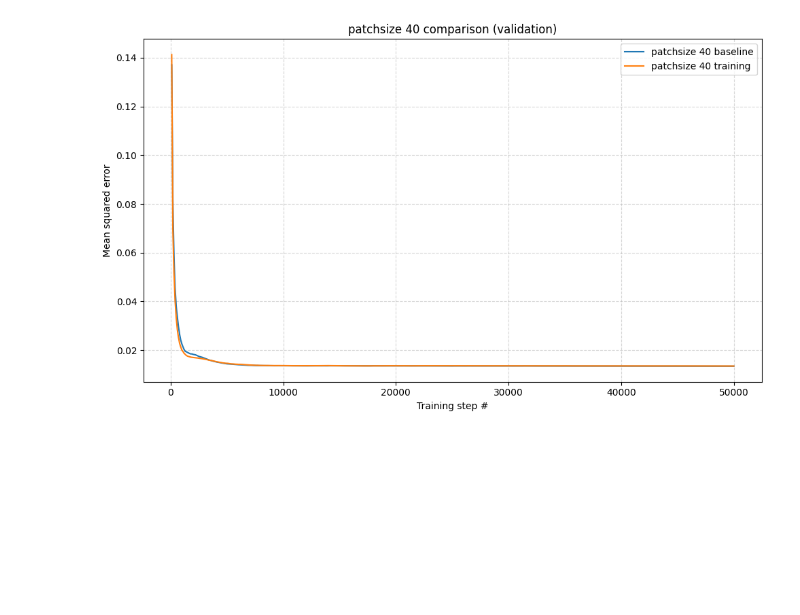
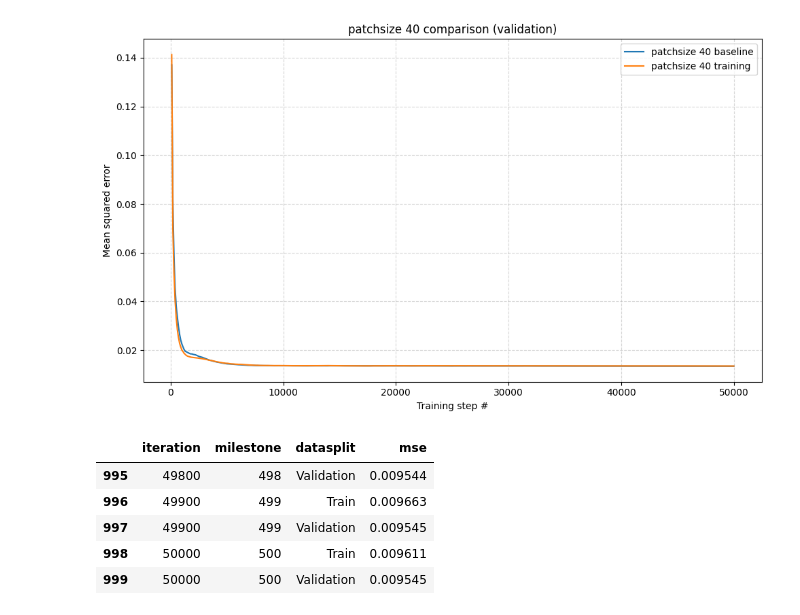
Before and after one commit to mochibytes/reasoning-decomposition, a Jupyter notebook: data_analysis.ipynb, the cells around one changed output. Saved outputs shown, nothing was run; the diff lists cells and outputs as text; code cells hidden in the pictures; blank space fills up the shorter version.

```diff
--- a/data_analysis.ipynb
+++ b/data_analysis.ipynb
@@ -81,3 +87,12 @@ plot_datasplit_mse([baseline_patchsize_40, patch_trained_patchsize_40], ['patchs
 [figure]
 [figure]
 [figure]
+# %%
+baseline.tail()
+# %% [output]
+|  | iteration | milestone | datasplit | mse |
+| 995 | 49800 | 498 | Validation | 0.009544 |
+| 996 | 49900 | 499 | Train | 0.009663 |
+| 997 | 49900 | 499 | Validation | 0.009545 |
+| 998 | 50000 | 500 | Train | 0.009611 |
+| 999 | 50000 | 500 | Validation | 0.009545 |
```
Also changed, not shown: parts of 3 cells of this notebook, 2 other files.
